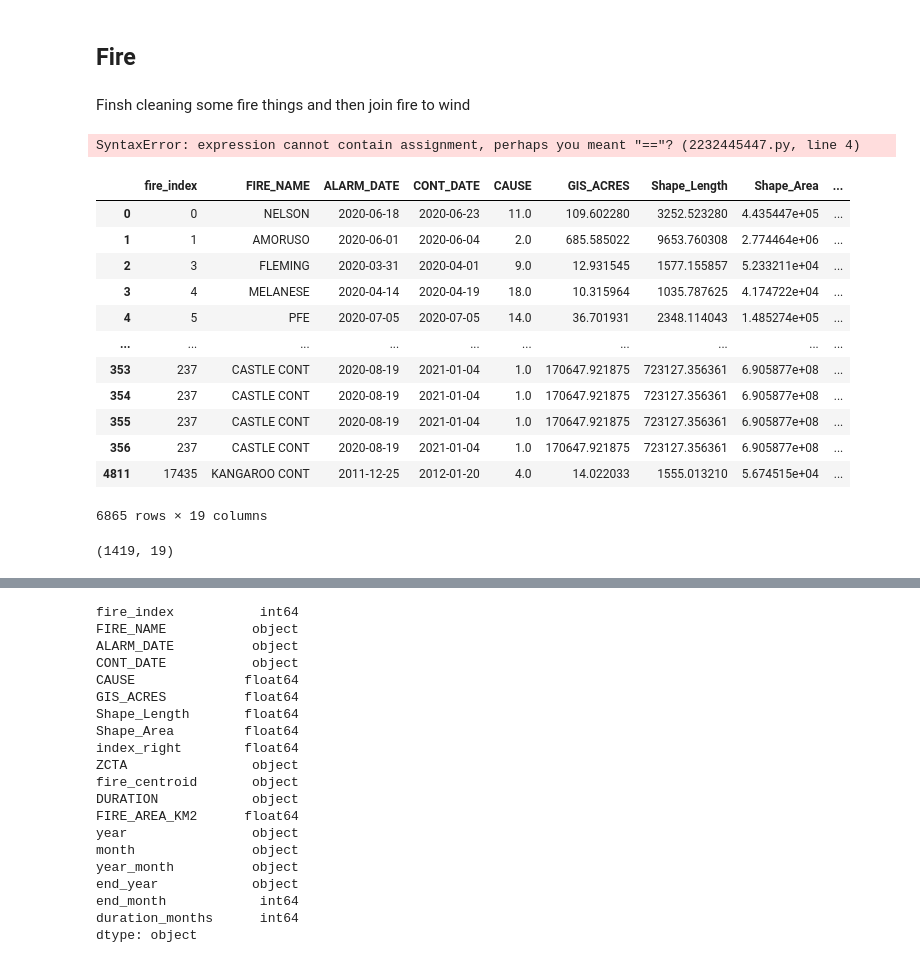
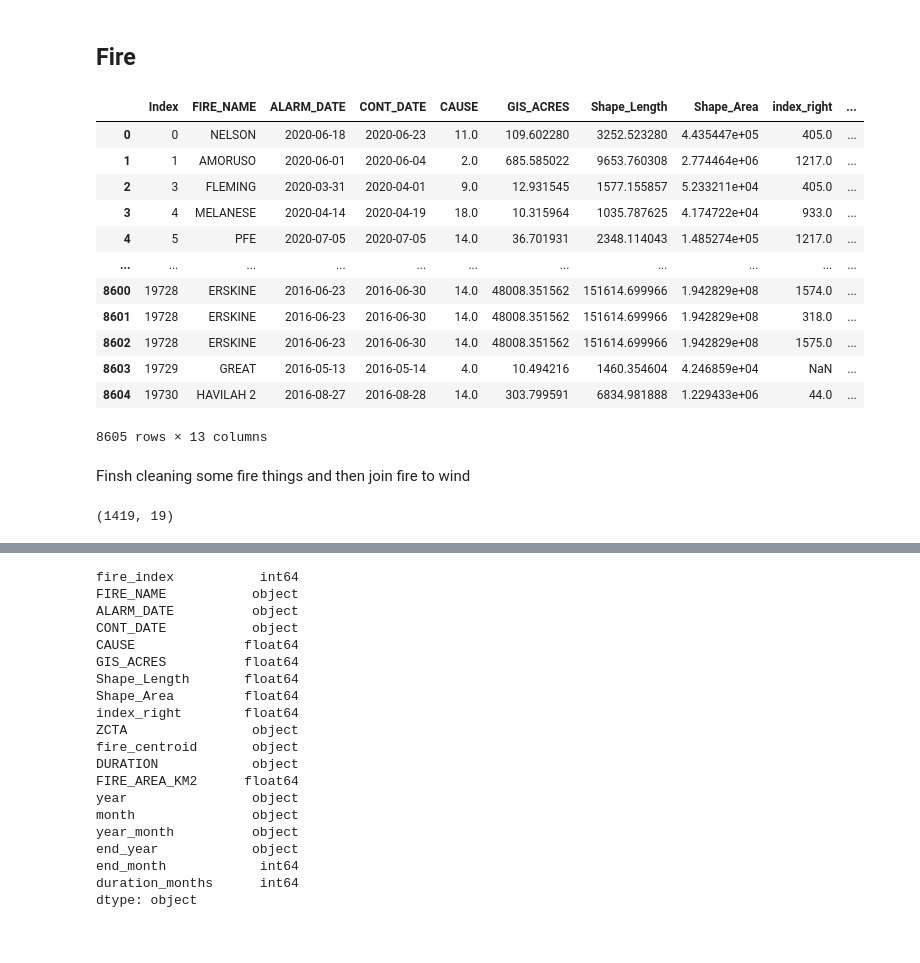
Before and after one commit to jmdatasci/fire_capstone, a Jupyter notebook: notebooks/4.1-jam-join_data_instrument_1.ipynb, the cells around one changed output, grey strips where cells are left out. Cells and saved outputs as stored; diff of their text form; code cells hidden in the pictures.

```diff
--- a/notebooks/4.1-jam-join_data_instrument_1.ipynb
+++ b/notebooks/4.1-jam-join_data_instrument_1.ipynb
@@ -100,3 +105,19 @@ wind_df.head()
+# %%
+pd.read_csv(in_dir + 'fire_zipcodes_compressed.csv')
+# %% [output]
+|  | Index | FIRE_NAME | ALARM_DATE | CONT_DATE | CAUSE | GIS_ACRES | Shape_Length | Shape_Area | index_right | ... |
+| 0 | 0 | NELSON | 2020-06-18 | 2020-06-23 | 11.0 | 109.602280 | 3252.523280 | 4.435447e+05 | 405.0 | ... |
+| 1 | 1 | AMORUSO | 2020-06-01 | 2020-06-04 | 2.0 | 685.585022 | 9653.760308 | 2.774464e+06 | 1217.0 | ... |
+| 2 | 3 | FLEMING | 2020-03-31 | 2020-04-01 | 9.0 | 12.931545 | 1577.155857 | 5.233211e+04 | 405.0 | ... |
+| 3 | 4 | MELANESE | 2020-04-14 | 2020-04-19 | 18.0 | 10.315964 | 1035.787625 | 4.174722e+04 | 933.0 | ... |
+| 4 | 5 | PFE | 2020-07-05 | 2020-07-05 | 14.0 | 36.701931 | 2348.114043 | 1.485274e+05 | 1217.0 | ... |
+| ... | ... | ... | ... | ... | ... | ... | ... | ... | ... | ... |
+| 8600 | 19728 | ERSKINE | 2016-06-23 | 2016-06-30 | 14.0 | 48008.351562 | 151614.699966 | 1.942829e+08 | 1574.0 | ... |
+| 8601 | 19728 | ERSKINE | 2016-06-23 | 2016-06-30 | 14.0 | 48008.351562 | 151614.699966 | 1.942829e+08 | 318.0 | ... |
+| 8602 | 19728 | ERSKINE | 2016-06-23 | 2016-06-30 | 14.0 | 48008.351562 | 151614.699966 | 1.942829e+08 | 1575.0 | ... |
+| 8603 | 19729 | GREAT | 2016-05-13 | 2016-05-14 | 4.0 | 10.494216 | 1460.354604 | 4.246859e+04 | NaN | ... |
+| 8604 | 19730 | HAVILAH 2 | 2016-08-27 | 2016-08-28 | 14.0 | 303.799591 | 6834.981888 | 1.229433e+06 | 44.0 | ... |
+8605 rows × 13 columns
 # %% [markdown]
 Finsh cleaning some fire things and then join fire to wind
 # %%
@@ -136,42 +157,24 @@ for idx, fire in fire_df[fire_df["end_year"] != fire_df["year"]].iterrows():
 
     # Append the new year's entry for the fire's continuation
     fire_df = fire_df.append(fire)
+
+# For all fires that are longer than 1 month insert another entry with remaing duration into the dataframe
+print(fire_df[fire_df["duration_months"] > 1].shape)
+for idx, fire in fire_df[fire_df["duration_months"] > 1].iterrows():
+    month = 2
+    duration = fire["duration_months"]
+    while duration > 1:
+        # print(idx, fire_df.iloc[idx]['duration_months'], duration-1)
+        # fire['FIRE_NAME'] = fire_df.iloc[idx]['FIRE_NAME'] + f"_{month}"
+        fire["duration_months"] -= 1
+        fire["month"] += 1
+        fire["year_month"] = (
+            (str(fire["year"]) + str(fire["month"]))
+            if len(str(fire["month"])) > 1
+            else (str(fire["year"]) + "0" + str(fire["month"]))
+        )
+        fire_df = fire_df.append(fire)
+        duration = fire["duration_months"]
+        month += 1
 # %% [output]
-SyntaxError: expression cannot contain assignment, perhaps you meant "=="? (2232445447.py, line 4)
+(1419, 19)
-# %%
-fire_df
-# %% [output]
-|  | fire_index | FIRE_NAME | ALARM_DATE | CONT_DATE | CAUSE | GIS_ACRES | Shape_Length | Shape_Area | ... |
-| 0 | 0 | NELSON | 2020-06-18 | 2020-06-23 | 11.0 | 109.602280 | 3252.523280 | 4.435447e+05 | ... |
-| 1 | 1 | AMORUSO | 2020-06-01 | 2020-06-04 | 2.0 | 685.585022 | 9653.760308 | 2.774464e+06 | ... |
-| 2 | 3 | FLEMING | 2020-03-31 | 2020-04-01 | 9.0 | 12.931545 | 1577.155857 | 5.233211e+04 | ... |
-| 3 | 4 | MELANESE | 2020-04-14 | 2020-04-19 | 18.0 | 10.315964 | 1035.787625 | 4.174722e+04 | ... |
-| 4 | 5 | PFE | 2020-07-05 | 2020-07-05 | 14.0 | 36.701931 | 2348.114043 | 1.485274e+05 | ... |
-| ... | ... | ... | ... | ... | ... | ... | ... | ... | ... |
-| 353 | 237 | CASTLE CONT | 2020-08-19 | 2021-01-04 | 1.0 | 170647.921875 | 723127.356361 | 6.905877e+08 | ... |
-| 354 | 237 | CASTLE CONT | 2020-08-19 | 2021-01-04 | 1.0 | 170647.921875 | 723127.356361 | 6.905877e+08 | ... |
-| 355 | 237 | CASTLE CONT | 2020-08-19 | 2021-01-04 | 1.0 | 170647.921875 | 723127.356361 | 6.905877e+08 | ... |
-| 356 | 237 | CASTLE CONT | 2020-08-19 | 2021-01-04 | 1.0 | 170647.921875 | 723127.356361 | 6.905877e+08 | ... |
-| 4811 | 17435 | KANGAROO CONT | 2011-12-25 | 2012-01-20 | 4.0 | 14.022033 | 1555.013210 | 5.674515e+04 | ... |
-6865 rows × 19 columns
-# %%
-# For all fires that are longer than 1 month insert another entry with remaing duration into the dataframe
-print(fire_df[fire_df["duration_months"] > 1].shape)
-for idx, fire in fire_df[fire_df["duration_months"] > 1].iterrows():
-    month = 2
-    duration = fire["duration_months"]
-    while duration > 1:
-        # print(idx, fire_df.iloc[idx]['duration_months'], duration-1)
-        # fire['FIRE_NAME'] = fire_df.iloc[idx]['FIRE_NAME'] + f"_{month}"
-        fire["duration_months"] -= 1
-        fire["month"] += 1
-        fire["year_month"] = (
-            (str(fire["year"]) + str(fire["month"]))
-            if len(str(fire["month"])) > 1
-            else (str(fire["year"]) + "0" + str(fire["month"]))
-        )
-        fire_df = fire_df.append(fire)
-        duration = fire["duration_months"]
-        month += 1
-# %% [output]
-(1419, 19)
```
Also changed, not shown: parts of 15 cells of this notebook, 8 other files.
